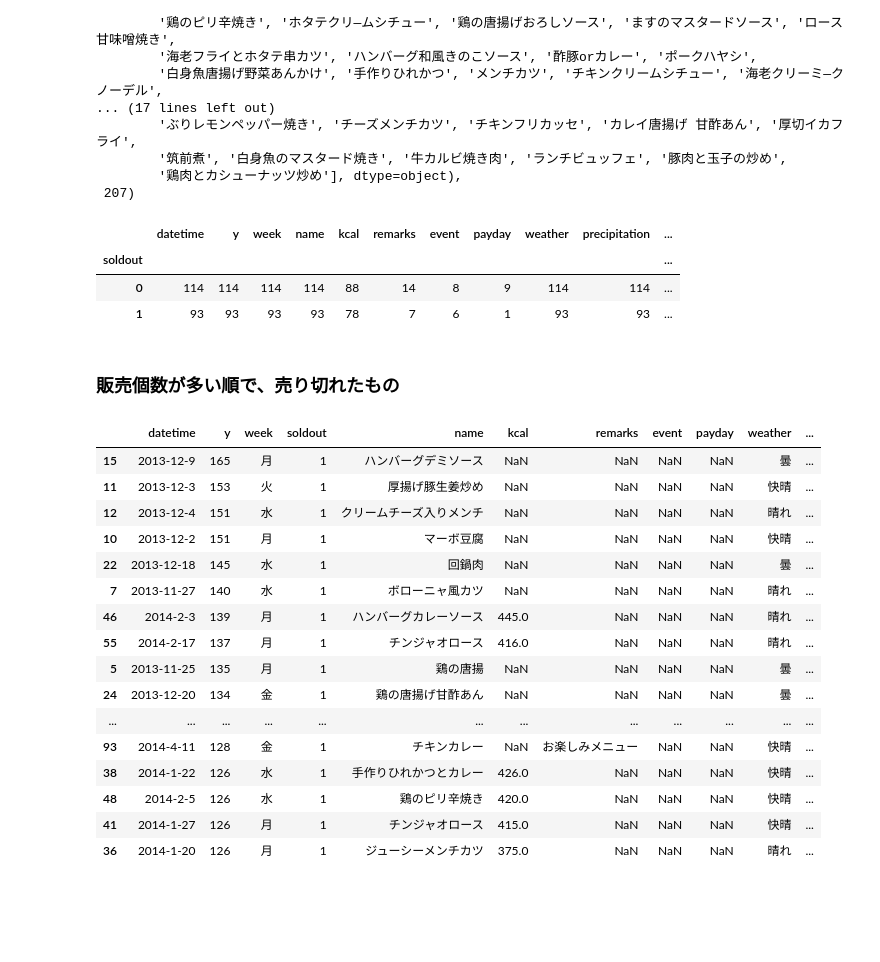
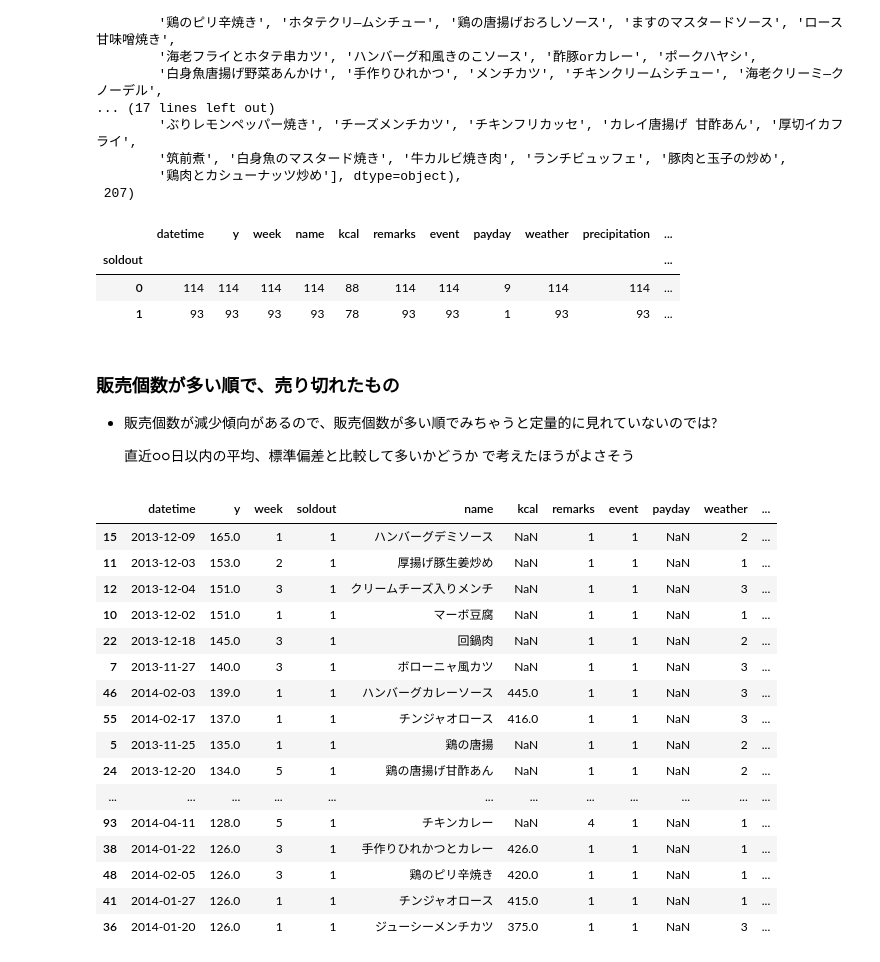
Before and after one commit to chanzone-khm/signate_practice_lunchbox, a Jupyter notebook: work/211005_initial.ipynb, the cells around one changed output. Saved outputs shown, nothing was run; the diff lists cells and outputs as text; code cells hidden in the pictures; blank space fills up the shorter version.

```diff
--- a/work/211005_initial.ipynb
+++ b/work/211005_initial.ipynb
@@ -6,4 +10,7 @@ import japanize_matplotlib
 # %%
 train = pd.read_csv('train.csv')
+test = pd.read_csv('test.csv')
+print('train shape', train.shape)
+print('test shape' , test.shape)
 train
 # %% [output]
@@ -22,0 +63,25 @@ train
+# %%
+# trainとtestの識別列を追加
+train['train_flg'] = True
+test['train_flg'] = False
+
+# データの結合
+all_data = pd.concat([train, test], axis = 0)
+
+
+### 作った関数を使って前処理していく
+
+# 各種データの変換
+all_data['datetime'] = pd.to_datetime(all_data['datetime'])
+
+# encoding
+encoding_col_name_list = ['week',
+                         'remarks',
+                         'event',
+                         'weather']
+
+all_data = encoding_func(all_data, encoding_col_name_list)
+
+# train と testにもどす。
+df_train = all_data.loc[all_data['train_flg'] == True]
+df_test = all_data.loc[all_data['train_flg'] == False]
@@ -41,34 +126,37 @@ train['name'].unique(), len(train['name'])
         '鶏肉とカシューナッツ炒め'], dtype=object),
  207)
 # %%
-train.groupby(['soldout']).count()
+df_train.groupby(['soldout']).count()
 # %% [output]
 |  | datetime | y | week | name | kcal | remarks | event | payday | weather | precipitation | ... |
 | soldout |  |  |  |  |  |  |  |  |  |  | ... |
-| 0 | 114 | 114 | 114 | 114 | 88 | 14 | 8 | 9 | 114 | 114 | ... |
-| 1 | 93 | 93 | 93 | 93 | 78 | 7 | 6 | 1 | 93 | 93 | ... |
+| 0 | 114 | 114 | 114 | 114 | 88 | 114 | 114 | 9 | 114 | 114 | ... |
+| 1 | 93 | 93 | 93 | 93 | 78 | 93 | 93 | 1 | 93 | 93 | ... |
 # %% [markdown]
 ### 販売個数が多い順で、売り切れたもの
+- 販売個数が減少傾向があるので、販売個数が多い順でみちゃうと定量的に見れていないのでは?
+
+  直近○○日以内の平均、標準偏差と比較して多いかどうか で考えたほうがよさそう
 # %%
-train.sort_values(by = 'y', ascending = False).loc[train['soldout'] == 1].head(20)
+df_train.sort_values(by = 'y', ascending = False).loc[df_train['soldout'] == 1].head(20)
 # %% [output]
 |  | datetime | y | week | soldout | name | kcal | remarks | event | payday | weather | ... |
-| 15 | 2013-12-9 | 165 | 月 | 1 | ハンバーグデミソース | NaN | NaN | NaN | NaN | 曇 | ... |
-| 11 | 2013-12-3 | 153 | 火 | 1 | 厚揚げ豚生姜炒め | NaN | NaN | NaN | NaN | 快晴 | ... |
-| 12 | 2013-12-4 | 151 | 水 | 1 | クリームチーズ入りメンチ | NaN | NaN | NaN | NaN | 晴れ | ... |
-| 10 | 2013-12-2 | 151 | 月 | 1 | マーボ豆腐 | NaN | NaN | NaN | NaN | 快晴 | ... |
-| 22 | 2013-12-18 | 145 | 水 | 1 | 回鍋肉 | NaN | NaN | NaN | NaN | 曇 | ... |
-| 7 | 2013-11-27 | 140 | 水 | 1 | ボローニャ風カツ | NaN | NaN | NaN | NaN | 晴れ | ... |
-| 46 | 2014-2-3 | 139 | 月 | 1 | ハンバーグカレーソース | 445.0 | NaN | NaN | NaN | 晴れ | ... |
-| 55 | 2014-2-17 | 137 | 月 | 1 | チンジャオロース | 416.0 | NaN | NaN | NaN | 晴れ | ... |
-| 5 | 2013-11-25 | 135 | 月 | 1 | 鶏の唐揚 | NaN | NaN | NaN | NaN | 曇 | ... |
-| 24 | 2013-12-20 | 134 | 金 | 1 | 鶏の唐揚げ甘酢あん | NaN | NaN | NaN | NaN | 曇 | ... |
+| 15 | 2013-12-09 | 165.0 | 1 | 1 | ハンバーグデミソース | NaN | 1 | 1 | NaN | 2 | ... |
+| 11 | 2013-12-03 | 153.0 | 2 | 1 | 厚揚げ豚生姜炒め | NaN | 1 | 1 | NaN | 1 | ... |
+| 12 | 2013-12-04 | 151.0 | 3 | 1 | クリームチーズ入りメンチ | NaN | 1 | 1 | NaN | 3 | ... |
+| 10 | 2013-12-02 | 151.0 | 1 | 1 | マーボ豆腐 | NaN | 1 | 1 | NaN | 1 | ... |
+| 22 | 2013-12-18 | 145.0 | 3 | 1 | 回鍋肉 | NaN | 1 | 1 | NaN | 2 | ... |
+| 7 | 2013-11-27 | 140.0 | 3 | 1 | ボローニャ風カツ | NaN | 1 | 1 | NaN | 3 | ... |
+| 46 | 2014-02-03 | 139.0 | 1 | 1 | ハンバーグカレーソース | 445.0 | 1 | 1 | NaN | 3 | ... |
+| 55 | 2014-02-17 | 137.0 | 1 | 1 | チンジャオロース | 416.0 | 1 | 1 | NaN | 3 | ... |
+| 5 | 2013-11-25 | 135.0 | 1 | 1 | 鶏の唐揚 | NaN | 1 | 1 | NaN | 2 | ... |
+| 24 | 2013-12-20 | 134.0 | 5 | 1 | 鶏の唐揚げ甘酢あん | NaN | 1 | 1 | NaN | 2 | ... |
 | ... | ... | ... | ... | ... | ... | ... | ... | ... | ... | ... | ... |
-| 93 | 2014-4-11 | 128 | 金 | 1 | チキンカレー | NaN | お楽しみメニュー | NaN | NaN | 快晴 | ... |
-| 38 | 2014-1-22 | 126 | 水 | 1 | 手作りひれかつとカレー | 426.0 | NaN | NaN | NaN | 快晴 | ... |
-| 48 | 2014-2-5 | 126 | 水 | 1 | 鶏のピリ辛焼き | 420.0 | NaN | NaN | NaN | 快晴 | ... |
-| 41 | 2014-1-27 | 126 | 月 | 1 | チンジャオロース | 415.0 | NaN | NaN | NaN | 快晴 | ... |
-| 36 | 2014-1-20 | 126 | 月 | 1 | ジューシーメンチカツ | 375.0 | NaN | NaN | NaN | 晴れ | ... |
+| 93 | 2014-04-11 | 128.0 | 5 | 1 | チキンカレー | NaN | 4 | 1 | NaN | 1 | ... |
+| 38 | 2014-01-22 | 126.0 | 3 | 1 | 手作りひれかつとカレー | 426.0 | 1 | 1 | NaN | 1 | ... |
+| 48 | 2014-02-05 | 126.0 | 3 | 1 | 鶏のピリ辛焼き | 420.0 | 1 | 1 | NaN | 1 | ... |
+| 41 | 2014-01-27 | 126.0 | 1 | 1 | チンジャオロース | 415.0 | 1 | 1 | NaN | 1 | ... |
+| 36 | 2014-01-20 | 126.0 | 1 | 1 | ジューシーメンチカツ | 375.0 | 1 | 1 | NaN | 3 | ... |
 # %%
 days = {1:'月', 2:'火', 3:'水', 4:'木', 5:'金', 6:'土', 7:'日'}
 
```
Also changed, not shown: parts of 18 cells of this notebook, 10 other files.
